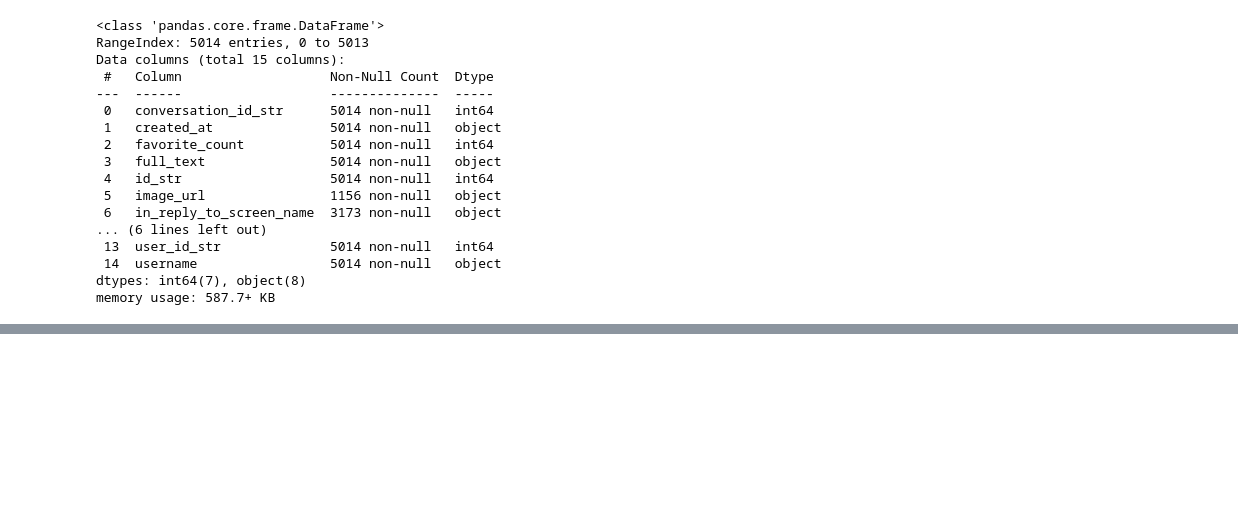
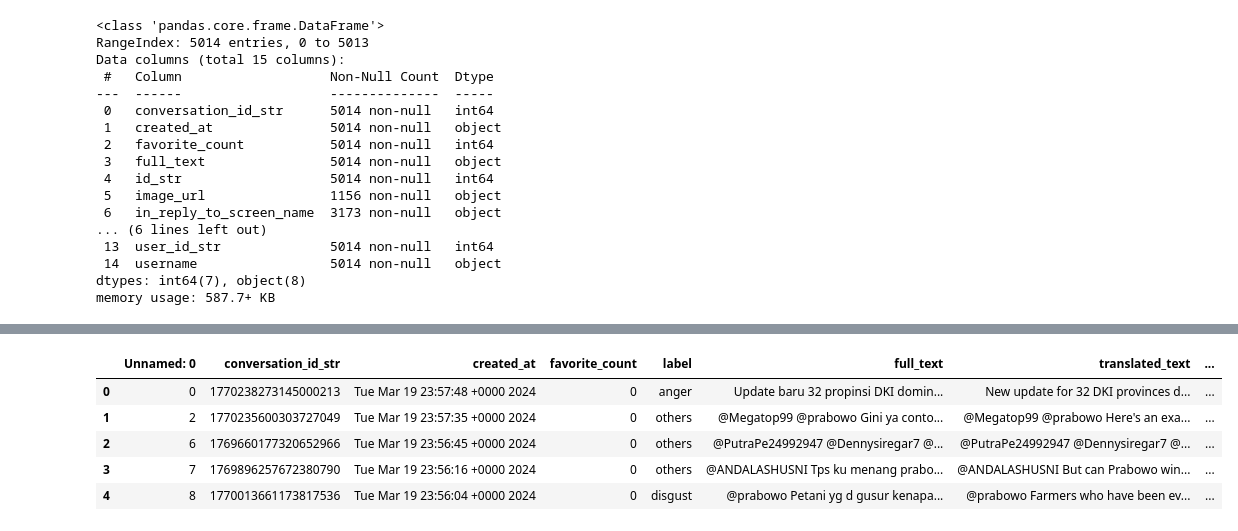
Before and after one commit to Arthdrm/PythonCode, a Jupyter notebook: scrapping-data-viz/data_lab.ipynb, the cells around one changed output, grey strips where cells are left out. Saved outputs shown, nothing was run; the diff lists cells and outputs as text; code cells hidden in the pictures; blank space fills up the shorter version.

```diff
--- a/scrapping-data-viz/data_lab.ipynb
+++ b/scrapping-data-viz/data_lab.ipynb
@@ -88,0 +104,2 @@ accumulator
+# %%
+df.drop_duplicates(subset=["preprocessed_text"], inplace=True)
@@ -88,0 +114,2 @@ accumulator
+# %%
+pipe = pipeline("text-classification", model="finiteautomata/bertweet-base-emotion-analysis", tokenizer="finiteautomata/bertweet-base-emotion-analysis")
@@ -88,0 +125,5 @@ accumulator
+# %%
+labels = []
+for text in df["preprocessed_text"]:
+    label = pipe(text, truncation=True)[0]['label']
+    labels.append(label)
@@ -88,0 +134,10 @@ accumulator
+# %%
+df.insert(4, "label", labels)
+df.head()
+# %% [output]
+|  | Unnamed: 0 | conversation_id_str | created_at | favorite_count | label | full_text | translated_text | ... |
+| 0 | 0 | 1770238273145000213 | Tue Mar 19 23:57:48 +0000 2024 | 0 | anger | Update baru 32 propinsi DKI domin... | New update for 32 DKI provinces d... | ... |
+| 1 | 2 | 1770235600303727049 | Tue Mar 19 23:57:35 +0000 2024 | 0 | others | @Megatop99 @prabowo Gini ya conto... | @Megatop99 @prabowo Here's an exa... | ... |
+| 2 | 6 | 1769660177320652966 | Tue Mar 19 23:56:45 +0000 2024 | 0 | others | @PutraPe24992947 @Dennysiregar7 @... | @PutraPe24992947 @Dennysiregar7 @... | ... |
+| 3 | 7 | 1769896257672380790 | Tue Mar 19 23:56:16 +0000 2024 | 0 | others | @ANDALASHUSNI Tps ku menang prabo... | @ANDALASHUSNI But can Prabowo win... | ... |
+| 4 | 8 | 1770013661173817536 | Tue Mar 19 23:56:04 +0000 2024 | 0 | disgust | @prabowo Petani yg d gusur kenapa... | @prabowo Farmers who have been ev... | ... |
```
Also changed, not shown: parts of 24 cells of this notebook, 4 other files.
